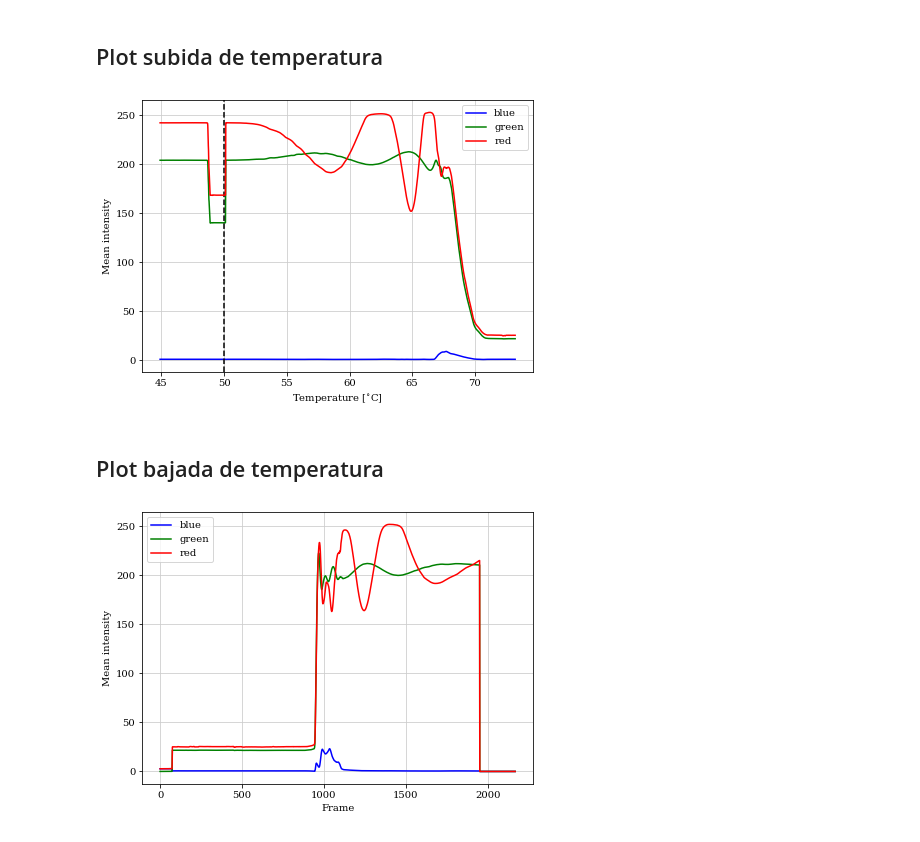
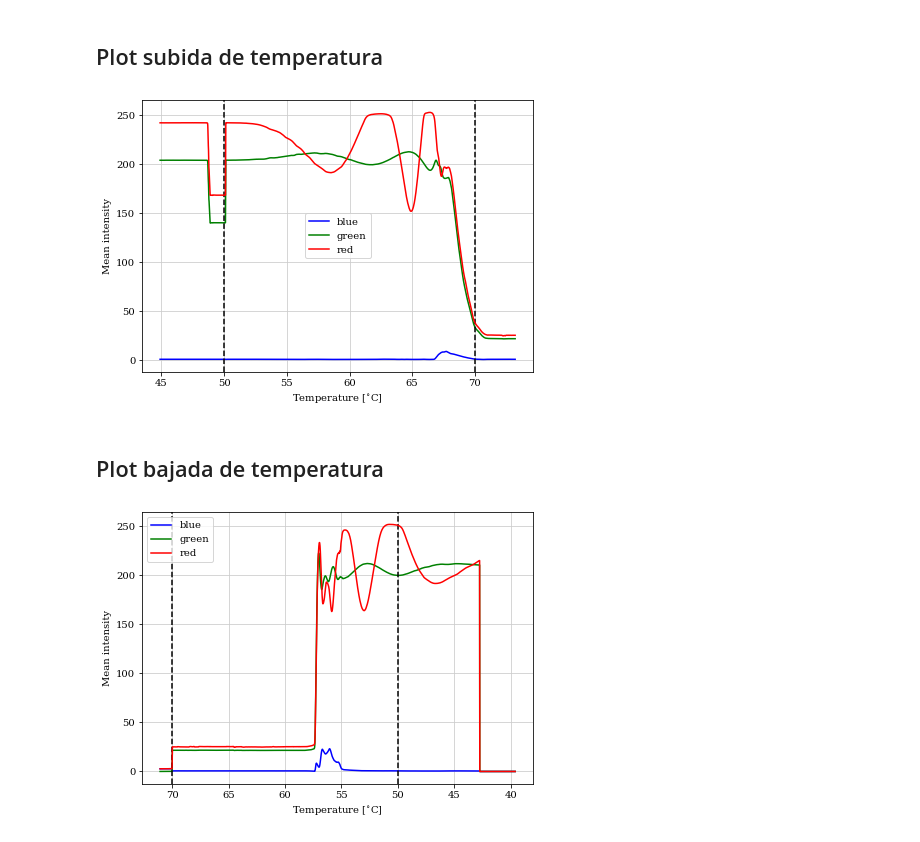
Before and after one commit to Wenupi/analysis-liquid_crystals, a Jupyter notebook: termo.ipynb, the cells around one changed output. Cells and saved outputs as stored; diff of their text form; code cells hidden in the pictures.

```diff
--- a/termo.ipynb
+++ b/termo.ipynb
@@ -71,11 +71,10 @@ cv2.destroyAllWindows()
 saved!
 TypeError: 'NoneType' object is not subscriptable
 # %%
-frame_zero = np.where(mean_array[2,:]==np.min(mean_array[2,350:500]))[0][0]
 frame_array = np.arange(0, frame_count, 1)
 frame_array2 = np.arange(0, frame_count2, 1)
 
-def time(frame):
+def time(frame, frame_zero):
        """
        Pasa los frames a segundos tomando t=0 cuando se deja pasar
        la luz completamente a la cámara
@@ -83,14 +82,9 @@ def time(frame):
        return 1/fps*(frame-frame_zero)
 
 
-def temperature(frame):
-       t = time(frame)
-       return 10*t/60 + 50
-
-time_array1 = time(frame_array)  # in second
-time_array2 = time(frame_array2)
-temperature_array1 = temperature(frame_array)  # in celsius
-temperature_array2 = temperature(frame_array2)
+def temperature(frame, frame_zero, temp_0, rate):
+       t = time(frame, frame_zero)
+       return rate*t/60 + temp_0
 # %% [markdown]
 ## Plot subida de temperatura
 # %%
@@ -99,10 +93,20 @@ plt.rcParams['grid.alpha'] = 1
 plt.rcParams['grid.color'] = "#cccccc"
 plt.rcParams.update({"font.size": 10, "font.family": "serif"})
 
+temp_vid5_f = 70
+temp_vid5_0 = 50
+rate_vid5 = 10
+
+frame_zero = np.where(mean_array[2,:]==np.min(mean_array[2,350:500]))[0][0]
+time_array1 = time(frame_array, frame_zero)  # in second
+temperature_array1 = temperature(frame_array, frame_zero, temp_vid5_0, rate_vid5)  # in celsius
+
 fig, ax = plt.subplots(figsize=(7, 5))
 ax.plot(temperature_array1, mean_array[0], color='blue', label='blue')
 ax.plot(temperature_array1, mean_array[1], color='green', label='green')
 ax.axvline(x=temperature_array1[np.where(mean_array[2,:]==np.min(mean_array[2,350:500]))[0][0]],
+           linestyle='--', color='black')
+ax.axvline(x=temp_vid5_f,
            linestyle='--', color='black')
 ax.plot(temperature_array1, mean_array[2], color='red', label='red')
 ax.legend()
@@ -110,19 +114,30 @@ ax.set_xlabel('Temperature [$^{\circ}$C]')
 ax.set_ylabel('Mean intensity')
 fig.show()
 # %% [output]
-[figure, old version]
+[figure, new version]
 # %% [markdown]
 ## Plot bajada de temperatura
 # %%
+temp_vid7_f = 50
+temp_vid7_0 = 70
+rate_vid7 = -10
+
+frame_zero2 = np.argmax(np.diff(mean_array2[2,0:100]))
+time_array2 = time(frame_array2, frame_zero2)
+temperature_array2 = temperature(frame_array2, frame_zero2, temp_vid7_0, rate_vid7)
+
 fig2, ax2 = plt.subplots(figsize=(7, 5))
-ax2.plot(frame_array2, mean_array2[0], color='blue', label='blue')
-ax2.plot(frame_array2, mean_array2[1], color='green', label='green')
-ax2.axvline(x=frame_array2[np.where(mean_array[2,:]==np.min(mean_array[2,350:500]))[0][0]],
+ax2.plot(temperature_array2, mean_array2[0], color='blue', label='blue')
+ax2.plot(temperature_array2, mean_array2[1], color='green', label='green')
+ax2.axvline(x=temperature_array2[frame_zero2],
            linestyle='--', color='black')
-ax2.plot(frame_array2, mean_array2[2], color='red', label='red')
+ax2.axvline(x=temp_vid7_f,
+           linestyle='--', color='black')
+ax2.plot(temperature_array2, mean_array2[2], color='red', label='red')
 ax2.legend()
-ax2.set_xlabel('Frame')
+ax2.set_xlabel('Temperature [$^{\circ}$C]')
 ax2.set_ylabel('Mean intensity')
+ax2.invert_xaxis()
 fig2.show()
 # %% [output]
-[figure, old version]
+[figure, new version]
```
Also changed, not shown: parts of 1 cell of this notebook.
